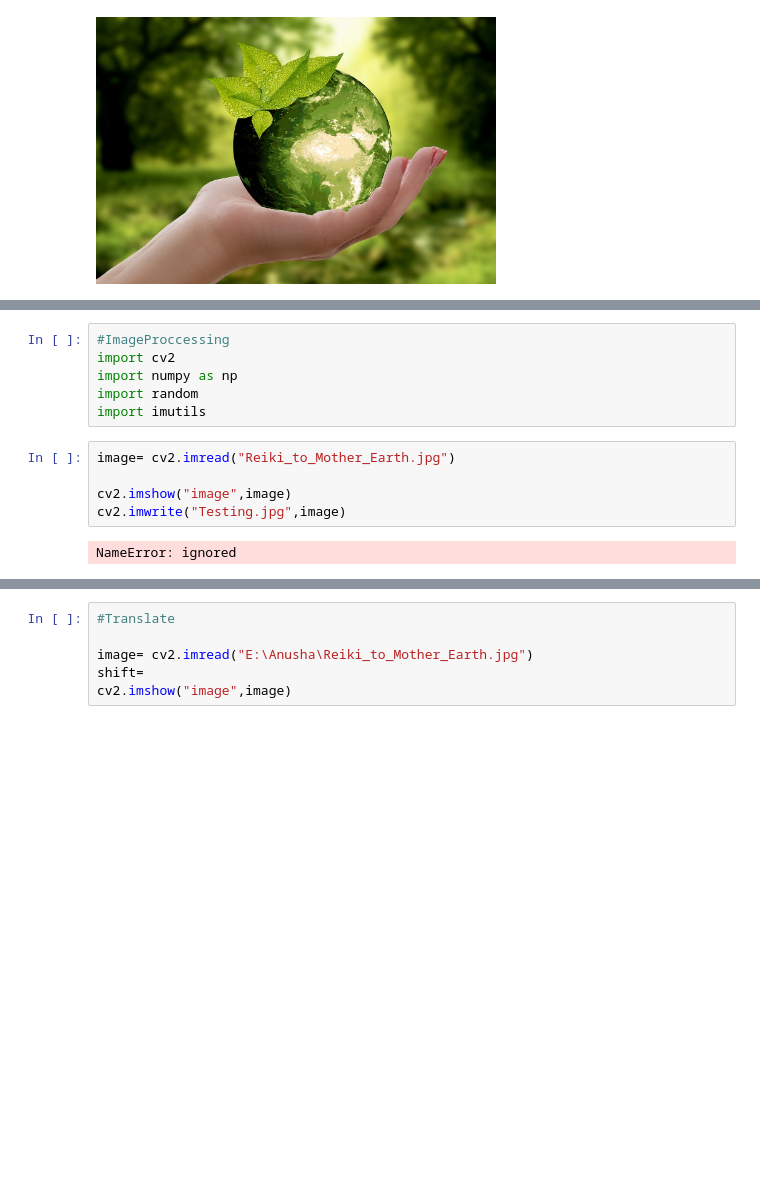
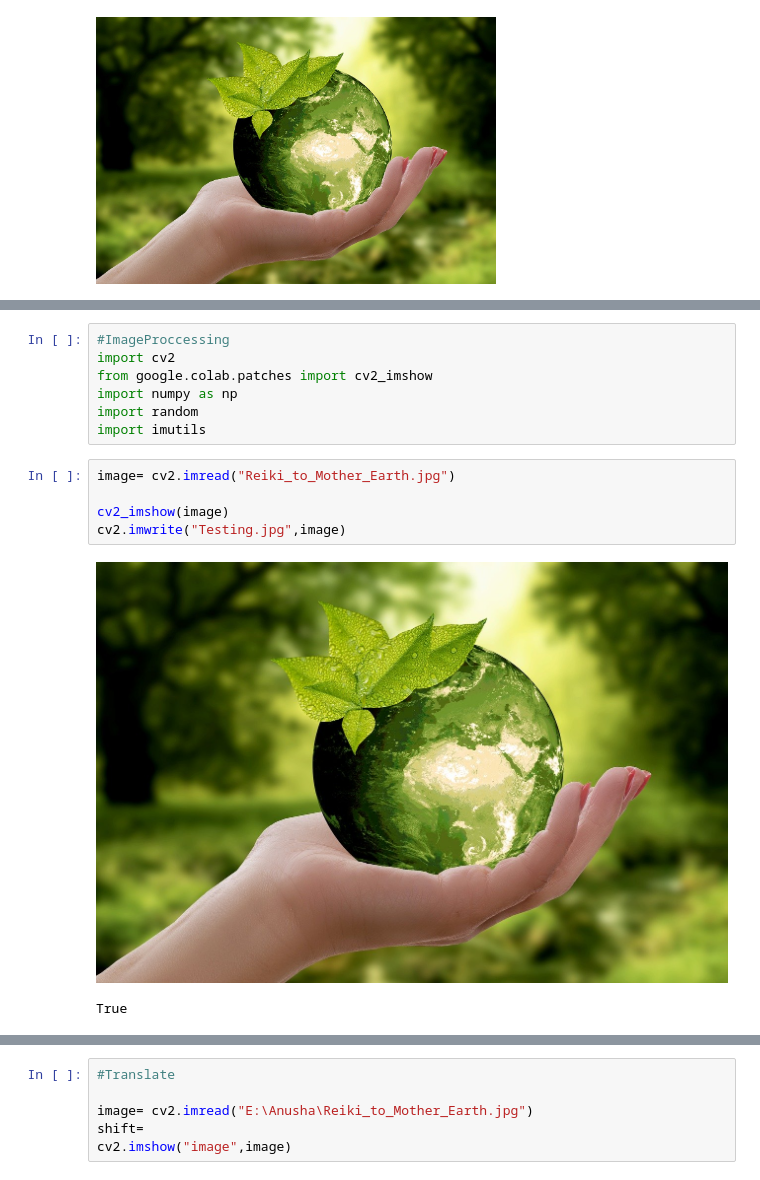
Before and after one commit to sowbarnikachennai/sowbarnikachennai, a Jupyter notebook: ImageProcessing.ipynb, the cells around one changed output, grey strips where cells are left out. Drawn from its saved outputs; the diff is of its cells as text; blank space fills up the shorter version.

```diff
--- a/ImageProcessing.ipynb
+++ b/ImageProcessing.ipynb
@@ -19,15 +24,17 @@ Image(filename = "Reiki_to_Mother_Earth.jpg", width=400, height=400)
 # %%
 #ImageProccessing
 import cv2
+from google.colab.patches import cv2_imshow
 import numpy as np
 import random
 import imutils
 # %%
 image= cv2.imread("Reiki_to_Mother_Earth.jpg")
 
-cv2.imshow("image",image)
+cv2_imshow(image)
 cv2.imwrite("Testing.jpg",image)
 # %% [output]
+[figure, added]
-NameError: ignored
+True
 # %%
 can = np.zeros((1000,1000,3),dtype="uint8")*255
```
Also changed, not shown: parts of 4 cells of this notebook.
